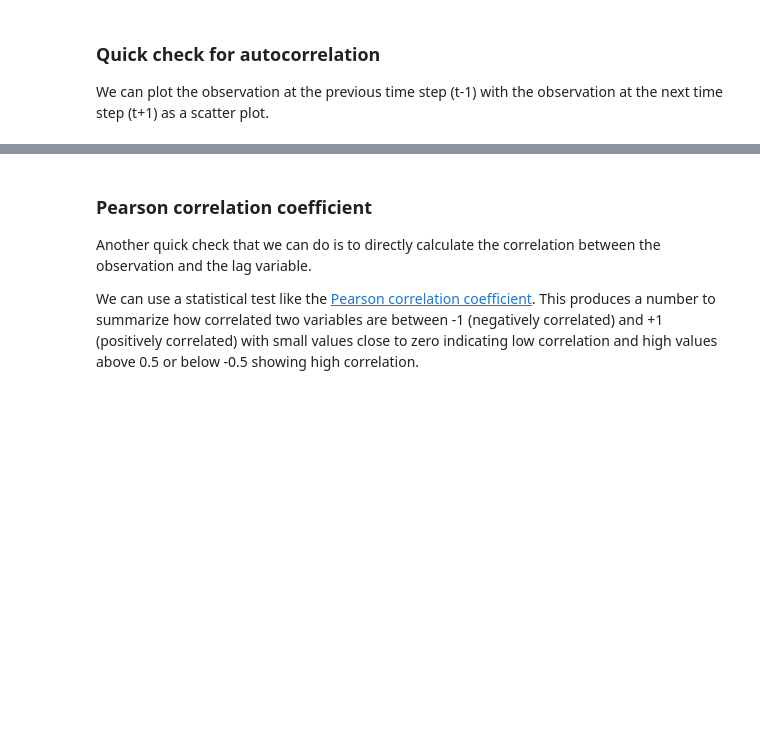
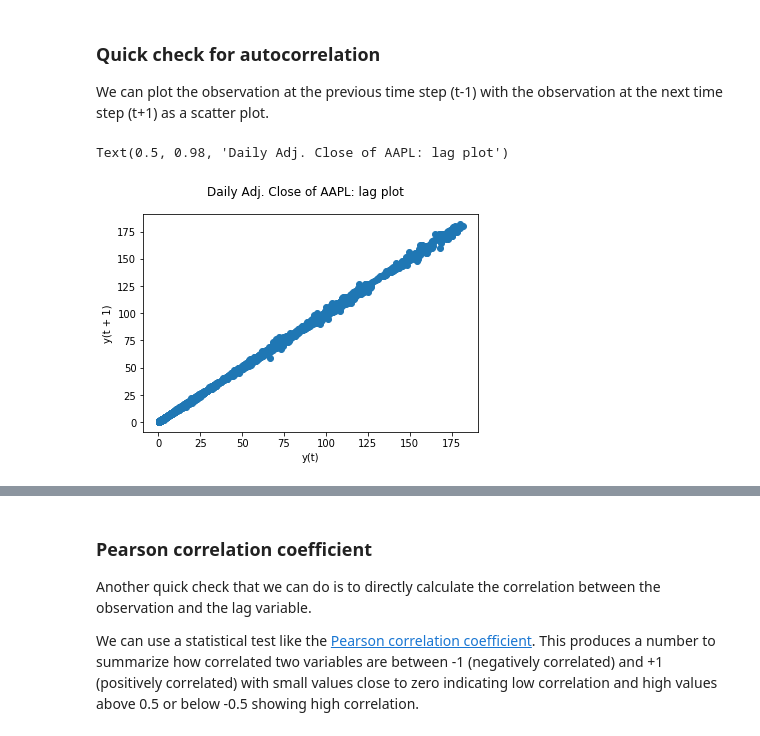
Before and after one commit to stepan-o/regression, a Jupyter notebook: new_stock_prediction.ipynb, the cells around one changed output, grey strips where cells are left out. Cells and saved outputs as stored; diff of their text form; code cells hidden in the pictures; blank space fills up the shorter version.

```diff
--- a/new_stock_prediction.ipynb
+++ b/new_stock_prediction.ipynb
@@ -20,8 +36,8 @@ end = datetime.date.today()
 api_key = '7__Wy8c2tpqaSnHRyQfp'
 
 s = "AAPL"
-apple = quandl.get("WIKI/" + s, api_key=api_key)
-apple.index = pd.to_datetime(apple.index, format = '%Y-%m-%d')
+stock = quandl.get("WIKI/" + s, api_key=api_key)
+stock.index = pd.to_datetime(stock.index, format = '%Y-%m-%d')
 print("{0} stock data from {1} to {2} downloaded form Quandl."
       .format(s, start, end))
 # %% [output]
@@ -108,11 +124,11 @@ plt.show()
 # %% [markdown]
 ### Input feature - Adj. Close
 # %%
-X = apple[[column]]
-X_se = apple[column].reset_index(drop=True)
-X_m_se = apple_monthly_mean[column].reset_index(drop=True)
-X_y_se = apple_annual_mean[column].reset_index(drop=True)
-X_se.plot()
-plt.suptitle("Input X: daily {0} of {1}"
+stock_ts = stock[[column]]
+stock_ts_se = stock_ts[column].reset_index(drop=True)
+stock_mon_ts_se = stock_mon_avg[column].reset_index(drop=True)
+stock_yrl_ts_se = stock_yrl_avg[column].reset_index(drop=True)
+stock_ts_se.plot()
+plt.suptitle("Stock time series variable X: daily {0} of {1}"
              .format(column, s))
 # %% [output]
@@ -200,7 +232,10 @@ Interestingly, if all lag variables show low or no correlation with the output v
 ### Quick check for autocorrelation
 We can plot the observation at the previous time step (t-1) with the observation at the next time step (t+1) as a scatter plot.
 # %%
-pd.plotting.lag_plot(X_se)
+pd.plotting.lag_plot(stock_ts_se)
 plt.suptitle("Daily {0} of {1}: lag plot"
              .format(column, s))
+# %% [output]
+Text(0.5, 0.98, 'Daily Adj. Close of AAPL: lag plot')
+[figure, added]
 # %%
```
Also changed, not shown: parts of 43 cells of this notebook.
